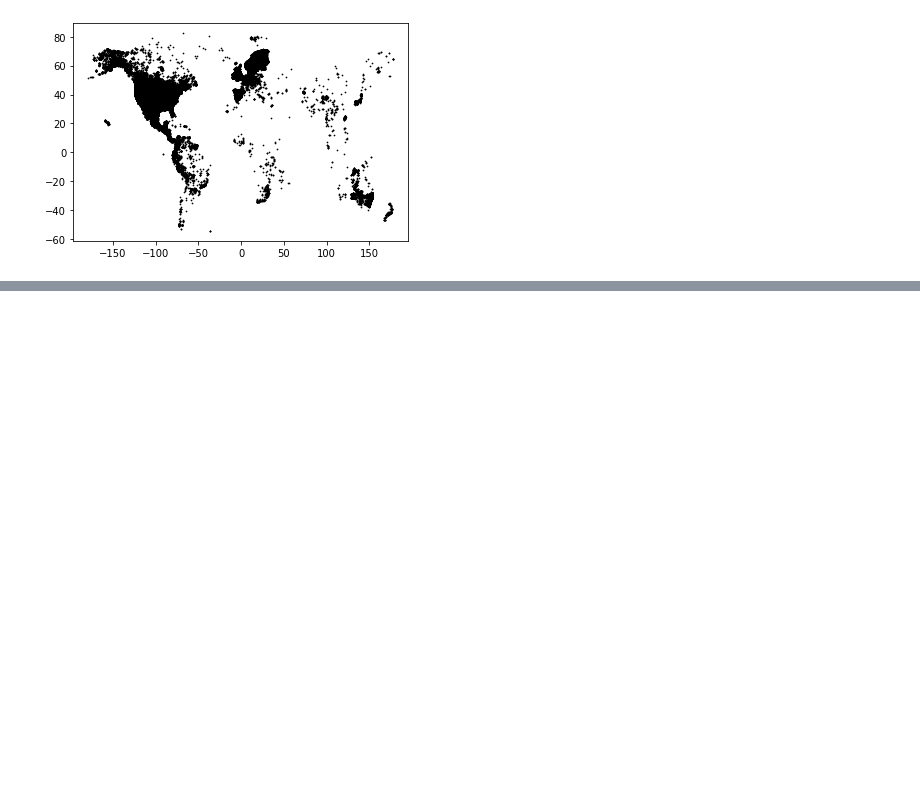
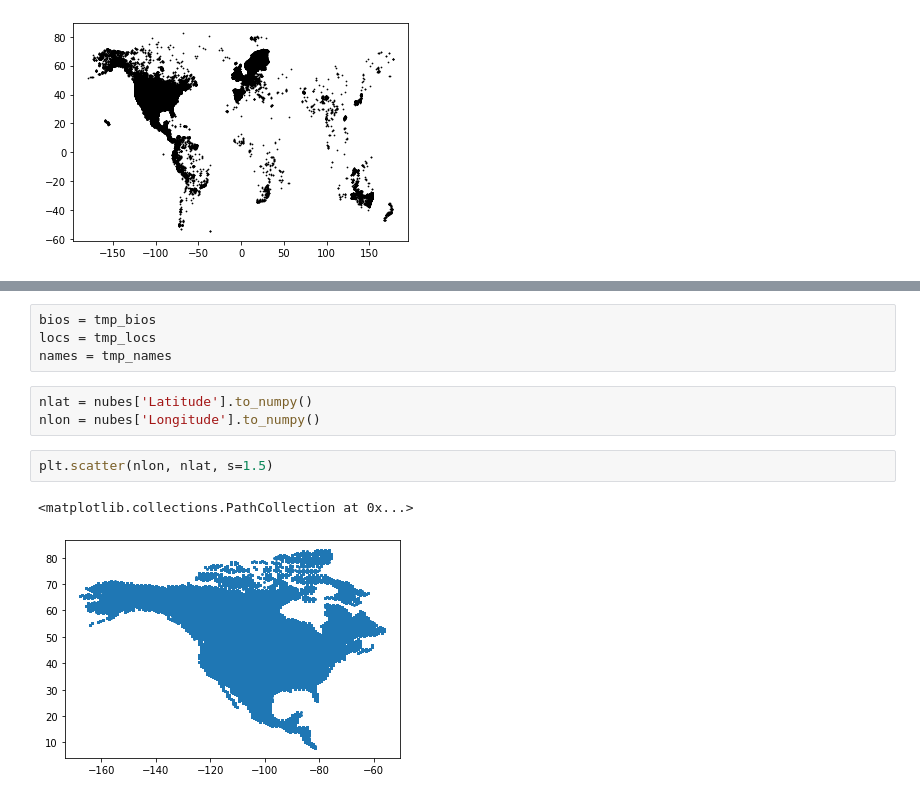
Before and after one commit to ConnorSutton07/Panorama-Project, a Jupyter notebook: panorama.ipynb, the cells around one changed output, grey strips where cells are left out. Saved outputs shown, nothing was run; the diff lists cells and outputs as text; blank space fills up the shorter version.

Commit message:
filtered data, graphing species locations

```diff
--- a/panorama.ipynb
+++ b/panorama.ipynb
@@ -52,0 +93,12 @@ plt.scatter(d.longitude, d.latitude, color='black', s=0.5)
+# %%
+bios = tmp_bios
+locs = tmp_locs
+names = tmp_names
+# %%
+nlat = nubes['Latitude'].to_numpy()
+nlon = nubes['Longitude'].to_numpy()
+# %%
+plt.scatter(nlon, nlat, s=1.5)
+# %% [output]
+<matplotlib.collections.PathCollection at 0x...>
+[figure, added]
```
Also changed, not shown: parts of 7 cells of this notebook.
